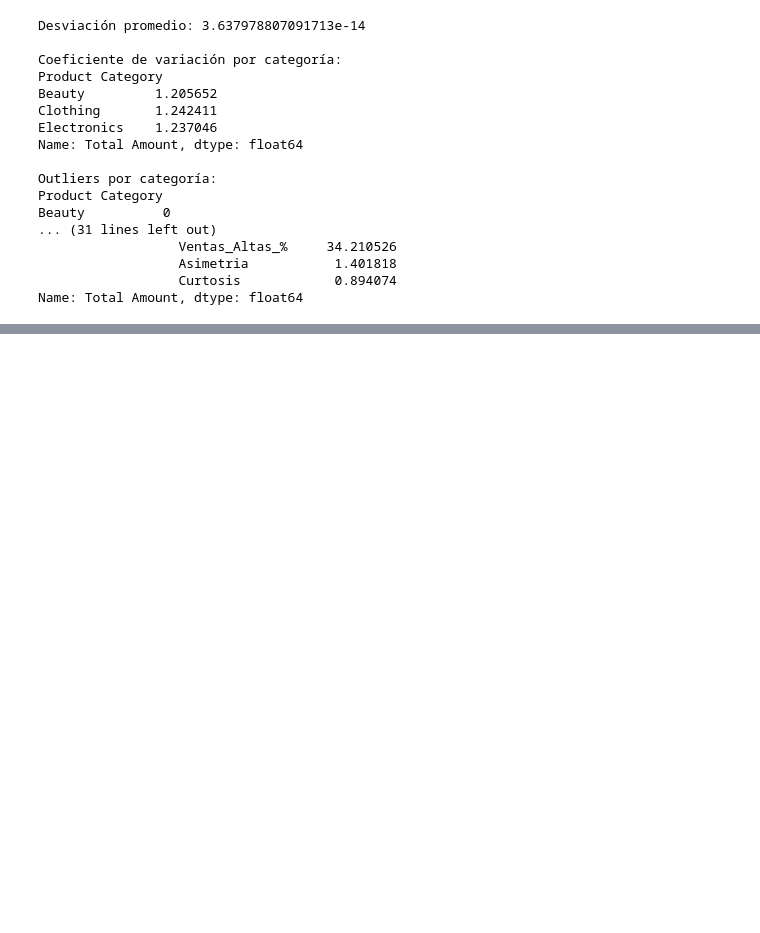
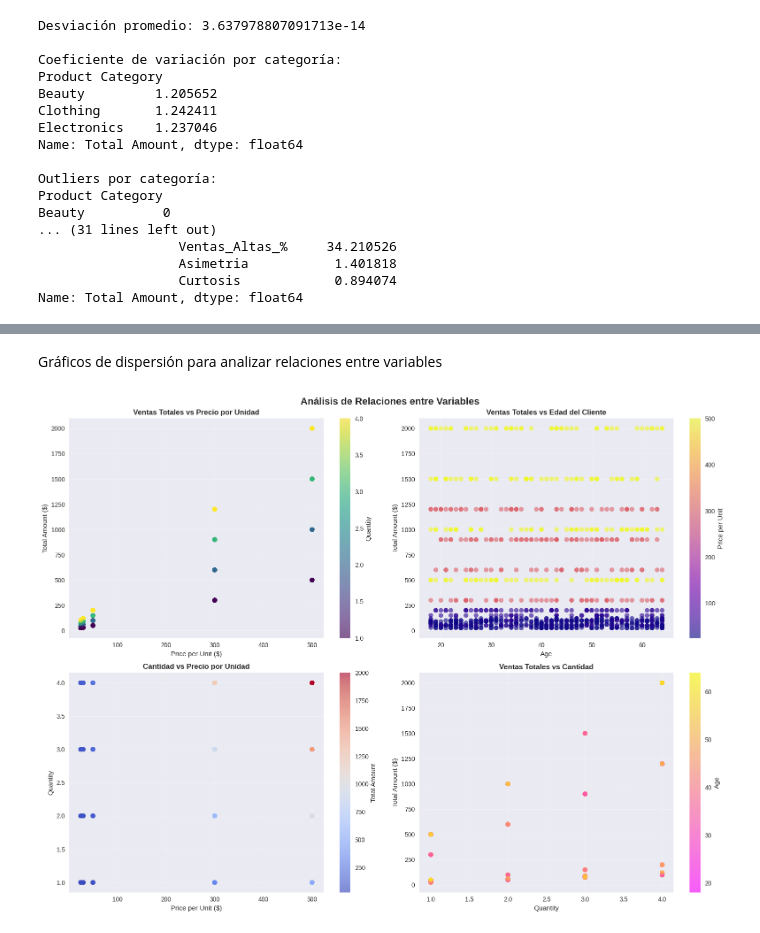
Before and after one commit to fcobeltran/Core8retailparte3, a Jupyter notebook: Notebook/Core8_retail_3.ipynb, the cells around one changed output, grey strips where cells are left out. Cells and saved outputs as stored; diff of their text form; code cells hidden in the pictures; blank space fills up the shorter version.

```diff
--- a/Notebook/Core8_retail_3.ipynb
+++ b/Notebook/Core8_retail_3.ipynb
@@ -232,0 +440,46 @@ Name: Total Amount, dtype: float64
+# %% [markdown]
+Gráficos de dispersión para analizar relaciones entre variables
+# %%
+fig, axes = plt.subplots(2, 2, figsize=(16, 12))
+fig.suptitle('Análisis de Relaciones entre Variables', fontsize=16, fontweight='bold')
+
+# 1. Total Amount vs Price per Unit
+scatter1 = axes[0, 0].scatter(df['Price per Unit'], df['Total Amount'],
+                             c=df['Quantity'], cmap='viridis', alpha=0.6, s=50)
+axes[0, 0].set_title('Ventas Totales vs Precio por Unidad', fontweight='bold')
+axes[0, 0].set_xlabel('Price per Unit ($)')
+axes[0, 0].set_ylabel('Total Amount ($)')
+axes[0, 0].grid(True, alpha=0.3)
+plt.colorbar(scatter1, ax=axes[0, 0], label='Quantity')
+
+# 2. Total Amount vs Age
+scatter2 = axes[0, 1].scatter(df['Age'], df['Total Amount'],
+                             c=df['Price per Unit'], cmap='plasma', alpha=0.6, s=50)
+axes[0, 1].set_title('Ventas Totales vs Edad del Cliente', fontweight='bold')
+axes[0, 1].set_xlabel('Age')
+axes[0, 1].set_ylabel('Total Amount ($)')
+axes[0, 1].grid(True, alpha=0.3)
+plt.colorbar(scatter2, ax=axes[0, 1], label='Price per Unit')
+
+# 3. Quantity vs Price per Unit
+scatter3 = axes[1, 0].scatter(df['Price per Unit'], df['Quantity'],
+                             c=df['Total Amount'], cmap='coolwarm', alpha=0.6, s=50)
+axes[1, 0].set_title('Cantidad vs Precio por Unidad', fontweight='bold')
+axes[1, 0].set_xlabel('Price per Unit ($)')
+axes[1, 0].set_ylabel('Quantity')
+axes[1, 0].grid(True, alpha=0.3)
+plt.colorbar(scatter3, ax=axes[1, 0], label='Total Amount')
+
+# 4. Total Amount vs Quantity
+scatter4 = axes[1, 1].scatter(df['Quantity'], df['Total Amount'],
+                             c=df['Age'], cmap='spring', alpha=0.6, s=50)
+axes[1, 1].set_title('Ventas Totales vs Cantidad', fontweight='bold')
+axes[1, 1].set_xlabel('Quantity')
+axes[1, 1].set_ylabel('Total Amount ($)')
+axes[1, 1].grid(True, alpha=0.3)
+plt.colorbar(scatter4, ax=axes[1, 1], label='Age')
+
+plt.tight_layout()
+plt.show()
+# %% [output]
+[figure, added]
```
Also changed, not shown: parts of 10 cells of this notebook, 1 other file.
